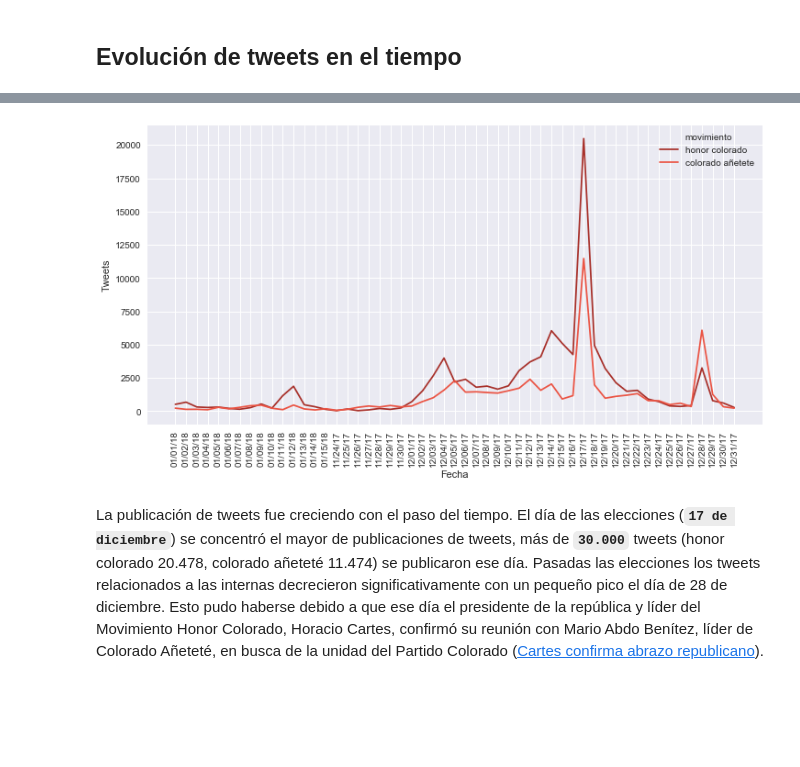
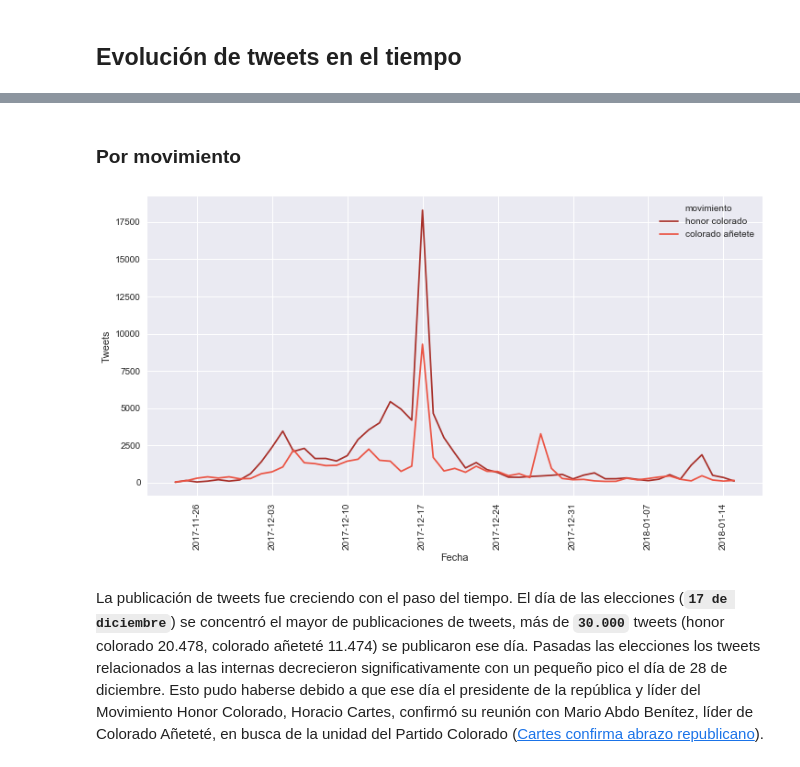
Before and after one commit to ParticipaPY/politic-bots, a Jupyter notebook: reports/notebooks/bots_politicos_internas_anr_2017.ipynb, the cells around one changed output, grey strips where cells are left out. Drawn from its saved outputs; the diff is of its cells as text; code cells hidden in the pictures; blank space fills up the shorter version.

```diff
--- a/reports/notebooks/bots_politicos_internas_anr_2017.ipynb
+++ b/reports/notebooks/bots_politicos_internas_anr_2017.ipynb
@@ -162,0 +248,15 @@ Tweet(s)
+# %%
+plt.figure(figsize=(18,8))
+# get list of indexes
+l_index = list(tweets_por_fecha.index)
+# convert timestamps to string
+l_dates = []
+for i in range(tweets_por_fecha.shape[0]):
+    l_dates.append(str(tweets_por_fecha.iloc[i, 2]).split()[0])
+fig = sns.lineplot(x=l_dates, y=tweets_por_fecha['count'], color="red")
+fig.set(xlabel='Fecha', ylabel='Tweets')
+sns.set_style("dark", {'axes.grid': True})
+fig.set_xticklabels(labels=l_dates, rotation=90)
+plt.fill_between(l_index, tweets_por_fecha['count'], alpha=0.5, color='red')
+plt.show()
+fig.get_figure().savefig("tweets_over_time.png", dpi=200, quality=95, bbox_inches="tight")
@@ -163,22 +265,27 @@ Tweet(s)
+# %% [markdown]
+### Por movimiento
 # %%
 # get tweets by date
-tw_by_date_hc = db.get_tweets_by_date(**{'partido':'anr', 'movimiento': 'honor colorado'})
-tw_by_date_ca = db.get_tweets_by_date(**{'partido':'anr', 'movimiento': 'colorado añetete'})
+tw_by_date_hc = db.get_tweets_by_date(**{'partido':'anr', 'movimiento': 'honor colorado',
+                                         'no_movimiento': 'colorado añetete'})
+tw_by_date_ca = db.get_tweets_by_date(**{'partido':'anr', 'movimiento': 'colorado añetete',
+                                         'no_movimiento': 'honor colorado'})
 # convert list to pandas' dataframe
 tweets_por_fecha = pd.DataFrame(tw_by_date_hc)
 tweets_por_fecha = tweets_por_fecha.append(pd.DataFrame(tw_by_date_ca))
 # %%
 # draw and show the figure
 # set figure size
 plt.figure(figsize=(12,6))
-fig = sns.lineplot(x='_id', y='count', data=tweets_por_fecha, hue="movimiento",
+fig = sns.lineplot(x='date', y='count', data=tweets_por_fecha, hue="movimiento",
                     palette="Reds_d")
 fig.set(xlabel='Fecha', ylabel='Tweets')
 for item in fig.get_xticklabels():
     item.set_rotation(90)
 plt.show()
+fig.get_figure().savefig("tweets_over_time_movimientos.png", dpi=200, quality=95)
 # %% [output]
-[figure, old version]
+[figure, new version]
 # %% [markdown]
 La publicación de tweets fue creciendo con el paso del tiempo. El día de las elecciones (**`17 de diciembre`**) se concentró el mayor de publicaciones de tweets, más de **`30.000`** tweets (honor colorado 20.478, colorado añeteté 11.474) se publicaron ese día. Pasadas las elecciones los tweets relacionados a las internas decrecieron significativamente con un pequeño pico el día de 28 de diciembre. Esto pudo haberse debido a que ese día el presidente de la república y líder del Movimiento Honor Colorado, Horacio Cartes, confirmó su reunión con Mario Abdo Benítez, líder de Colorado Añeteté, en busca de la unidad del Partido Colorado ([Cartes confirma abrazo republicano](http://www.abc.com.py/nacionales/cartes-confirma-abrazo-republicano-1662344.html)).
 # %% [markdown]
```
Also changed, not shown: parts of 180 cells of this notebook, 1 other file.
